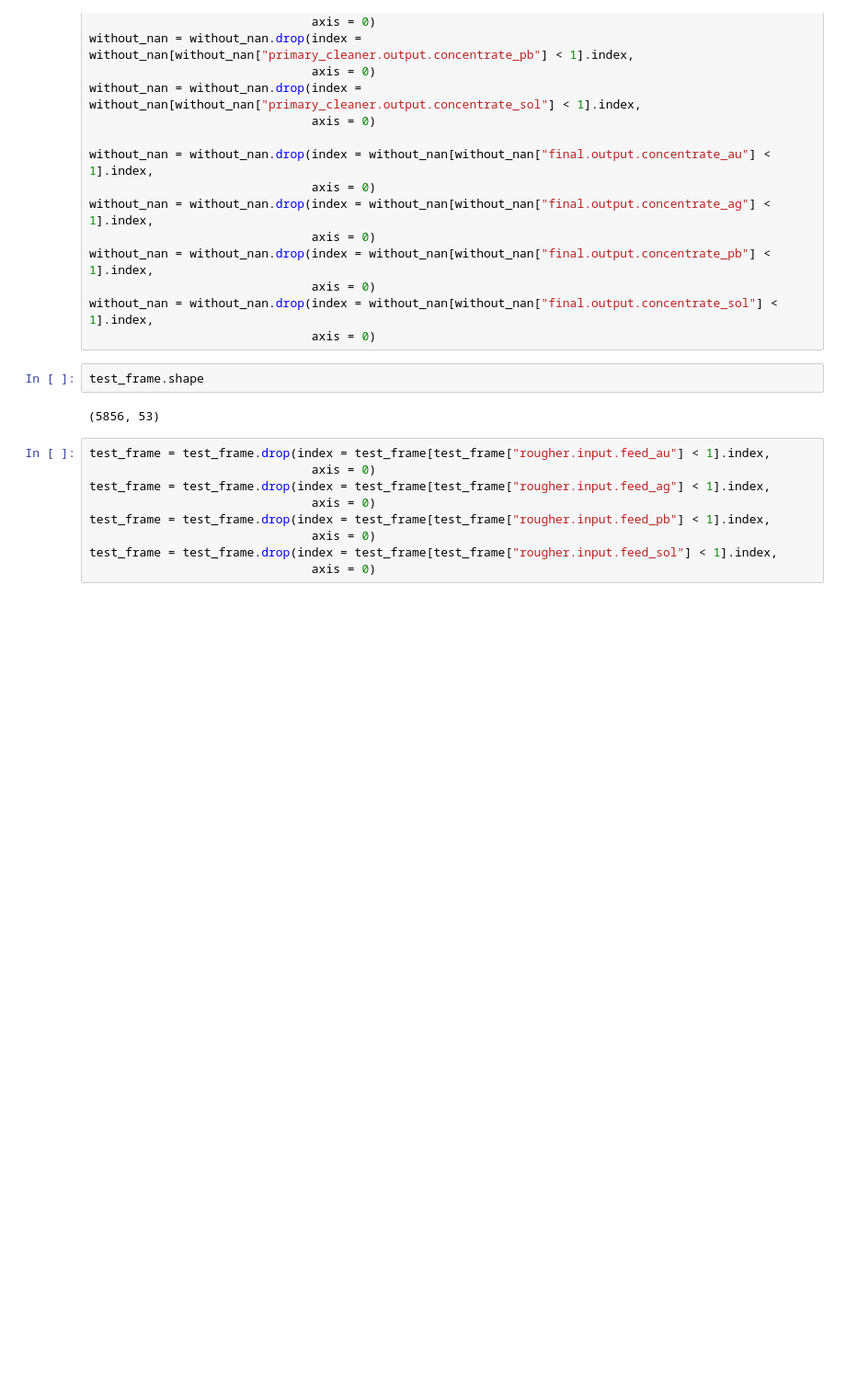
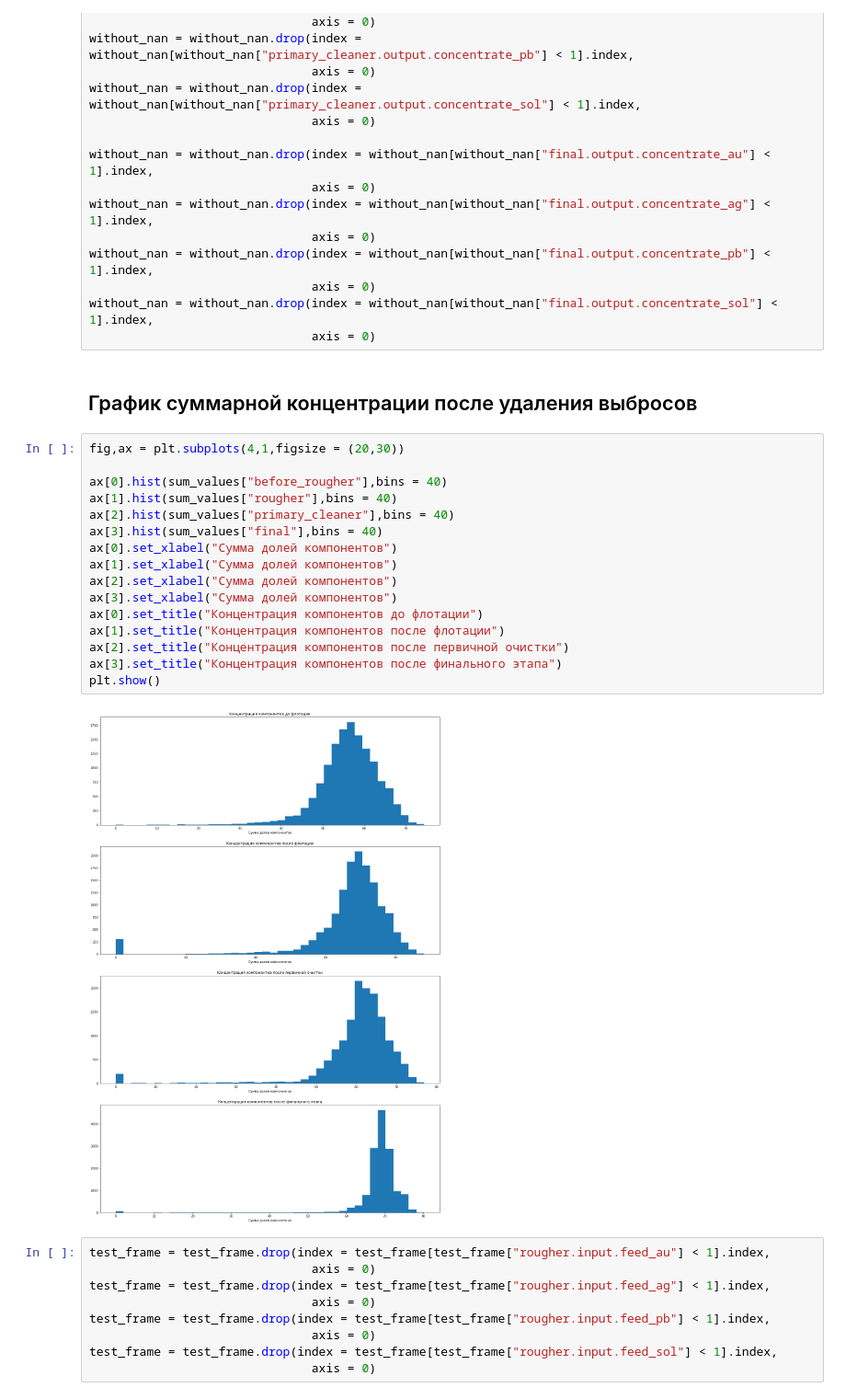
Before and after one commit to Stuksus/Gold-recovery, a Jupyter notebook: gold_recovery.ipynb, the cells around one changed output. Shown: that part at 92% size. Cells and saved outputs as stored; diff of their text form; blank space fills up the shorter version.

```diff
--- a/gold_recovery.ipynb
+++ b/gold_recovery.ipynb
@@ -369,10 +356,26 @@ without_nan = without_nan.drop(index = without_nan[without_nan["final.output.con
                                axis = 0)
 without_nan = without_nan.drop(index = without_nan[without_nan["final.output.concentrate_sol"] < 1].index,
                                axis = 0)
-# %%
-test_frame.shape
-# %% [output]
-(5856, 53)
+# %% [markdown]
+## График суммарной концентрации после удаления выбросов
+# %%
+fig,ax = plt.subplots(4,1,figsize = (20,30))
+
+ax[0].hist(sum_values["before_rougher"],bins = 40)
+ax[1].hist(sum_values["rougher"],bins = 40)
+ax[2].hist(sum_values["primary_cleaner"],bins = 40)
+ax[3].hist(sum_values["final"],bins = 40)
+ax[0].set_xlabel("Сумма долей компонентов")
+ax[1].set_xlabel("Сумма долей компонентов")
+ax[2].set_xlabel("Сумма долей компонентов")
+ax[3].set_xlabel("Сумма долей компонентов")
+ax[0].set_title("Концентрация компонентов до флотации")
+ax[1].set_title("Концентрация компонентов после флотации")
+ax[2].set_title("Концентрация компонентов после первичной очистки")
+ax[3].set_title("Концентрация компонентов после финального этапа")
+plt.show()
+# %% [output]
+[figure, added]
 # %%
 test_frame = test_frame.drop(index = test_frame[test_frame["rougher.input.feed_au"] < 1].index,
                                axis = 0)
```
Also changed, not shown: parts of 82 cells of this notebook.
